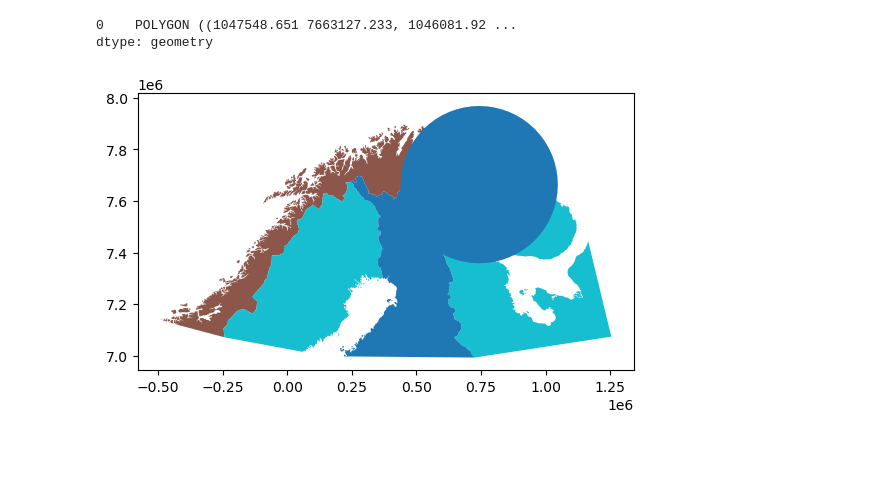
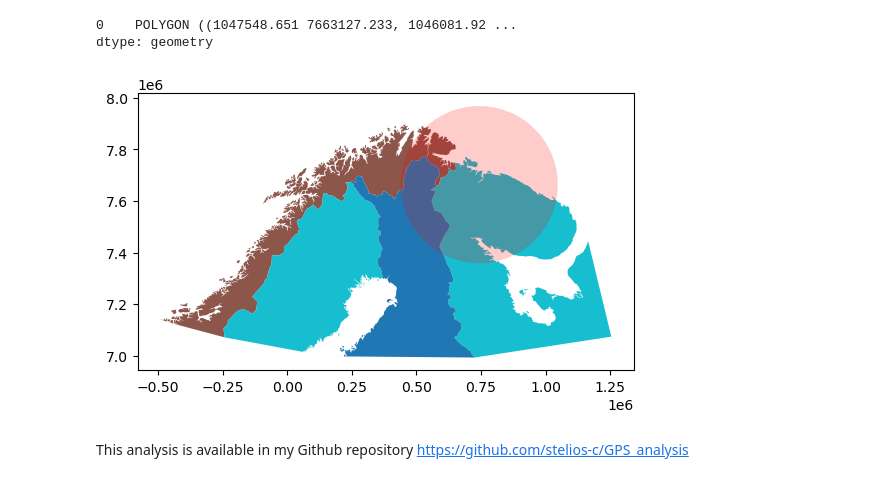
Before and after one commit to stelios-c/GPS_analysis, a Jupyter notebook: scandi_baltic/Finland_map.ipynb, the cells around one changed output. Cells and saved outputs as stored; diff of their text form; code cells hidden in the pictures; blank space fills up the shorter version.

```diff
--- a/scandi_baltic/Finland_map.ipynb
+++ b/scandi_baltic/Finland_map.ipynb
@@ -120,12 +118,14 @@ dtype: geometry
 # %%
 ax = (world
  .assign(
      colour= world.SOVEREIGNT.where(world.SOVEREIGNT.str.match('Finland') |
                                     world.SOVEREIGNT.str.match('Norway') ,
                                     'other')
  )
 ).to_crs(local_utm).plot(column='colour')
-port_gdf.to_crs(local_utm).buffer(buffer_radius).plot(ax=ax)
+port_gdf.to_crs(local_utm).buffer(buffer_radius).plot(ax=ax,color='red',alpha=0.2)
 plt.show()
 # %% [output]
-[figure, old version]
+[figure, new version]
+# %% [markdown]
+This analysis is available in my Github repository https://github.com/stelios-c/GPS_analysis
```
Also changed, not shown: parts of 4 cells of this notebook.
